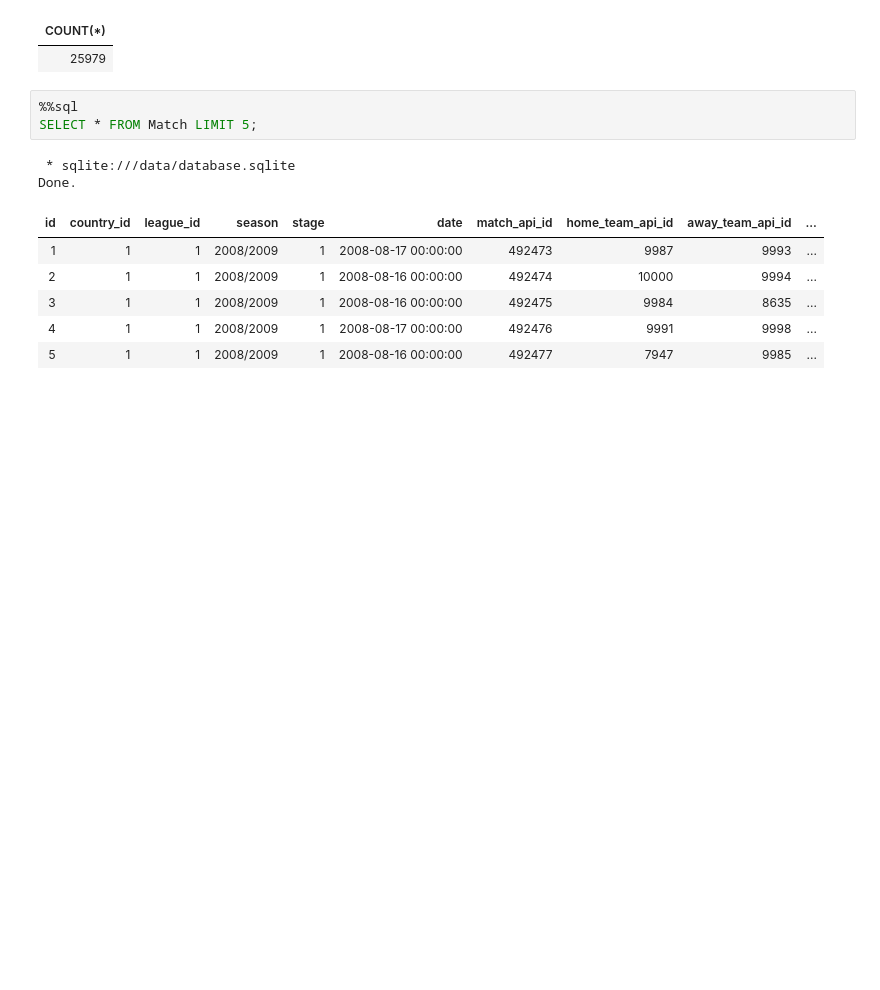
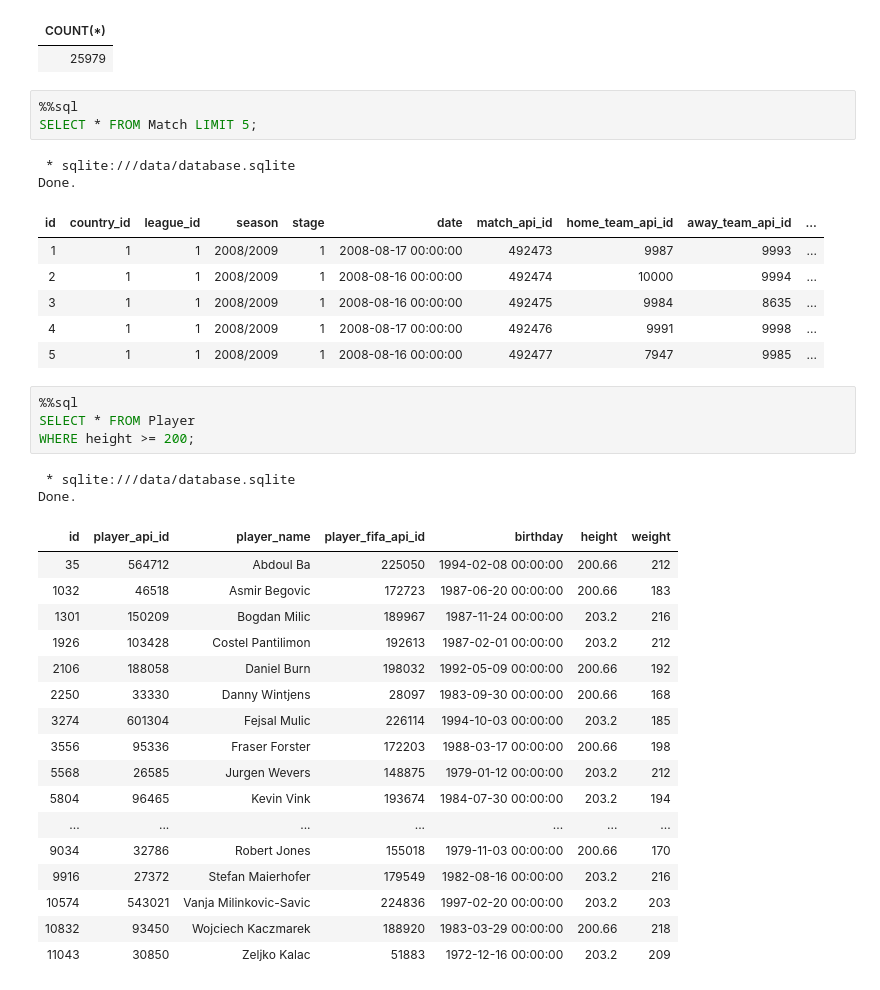
Before and after one commit to gwilli95/European_Soccer_EDA_XGBoost_Pipeline, a Jupyter notebook: sports.ipynb, the cells around one changed output. Saved outputs shown, nothing was run; the diff lists cells and outputs as text; blank space fills up the shorter version.

Commit message:
height query test

```diff
--- a/sports.ipynb
+++ b/sports.ipynb
@@ -192,3 +189,27 @@ Done.
 | 3 | 1 | 1 | 2008/2009 | 1 | 2008-08-16 00:00:00 | 492475 | 9984 | 8635 | ... |
 | 4 | 1 | 1 | 2008/2009 | 1 | 2008-08-17 00:00:00 | 492476 | 9991 | 9998 | ... |
 | 5 | 1 | 1 | 2008/2009 | 1 | 2008-08-16 00:00:00 | 492477 | 7947 | 9985 | ... |
+# %%
+%%sql
+SELECT * FROM Player
+WHERE height >= 200;
+# %% [output]
+ * sqlite:///data/database.sqlite
+Done.
+| id | player_api_id | player_name | player_fifa_api_id | birthday | height | weight |
+| 35 | 564712 | Abdoul Ba | 225050 | 1994-02-08 00:00:00 | 200.66 | 212 |
+| 1032 | 46518 | Asmir Begovic | 172723 | 1987-06-20 00:00:00 | 200.66 | 183 |
+| 1301 | 150209 | Bogdan Milic | 189967 | 1987-11-24 00:00:00 | 203.2 | 216 |
+| 1926 | 103428 | Costel Pantilimon | 192613 | 1987-02-01 00:00:00 | 203.2 | 212 |
+| 2106 | 188058 | Daniel Burn | 198032 | 1992-05-09 00:00:00 | 200.66 | 192 |
+| 2250 | 33330 | Danny Wintjens | 28097 | 1983-09-30 00:00:00 | 200.66 | 168 |
+| 3274 | 601304 | Fejsal Mulic | 226114 | 1994-10-03 00:00:00 | 203.2 | 185 |
+| 3556 | 95336 | Fraser Forster | 172203 | 1988-03-17 00:00:00 | 200.66 | 198 |
+| 5568 | 26585 | Jurgen Wevers | 148875 | 1979-01-12 00:00:00 | 203.2 | 212 |
+| 5804 | 96465 | Kevin Vink | 193674 | 1984-07-30 00:00:00 | 203.2 | 194 |
+| ... | ... | ... | ... | ... | ... | ... |
+| 9034 | 32786 | Robert Jones | 155018 | 1979-11-03 00:00:00 | 200.66 | 170 |
+| 9916 | 27372 | Stefan Maierhofer | 179549 | 1982-08-16 00:00:00 | 203.2 | 216 |
+| 10574 | 543021 | Vanja Milinkovic-Savic | 224836 | 1997-02-20 00:00:00 | 203.2 | 203 |
+| 10832 | 93450 | Wojciech Kaczmarek | 188920 | 1983-03-29 00:00:00 | 200.66 | 218 |
+| 11043 | 30850 | Zeljko Kalac | 51883 | 1972-12-16 00:00:00 | 203.2 | 209 |
```
Also changed, not shown: parts of 2 cells of this notebook.
